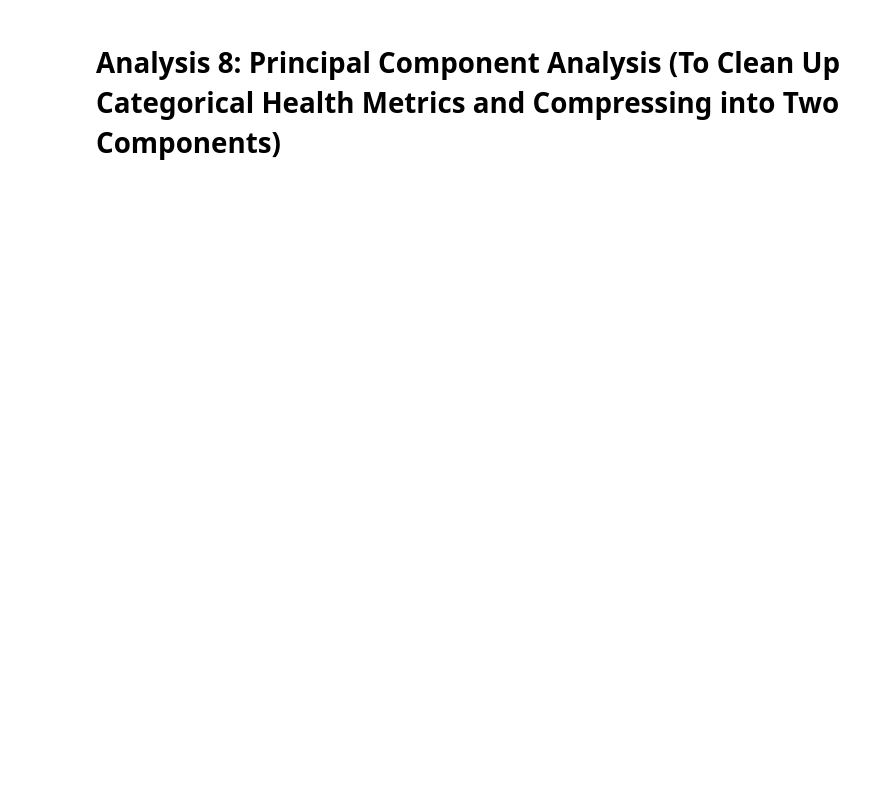
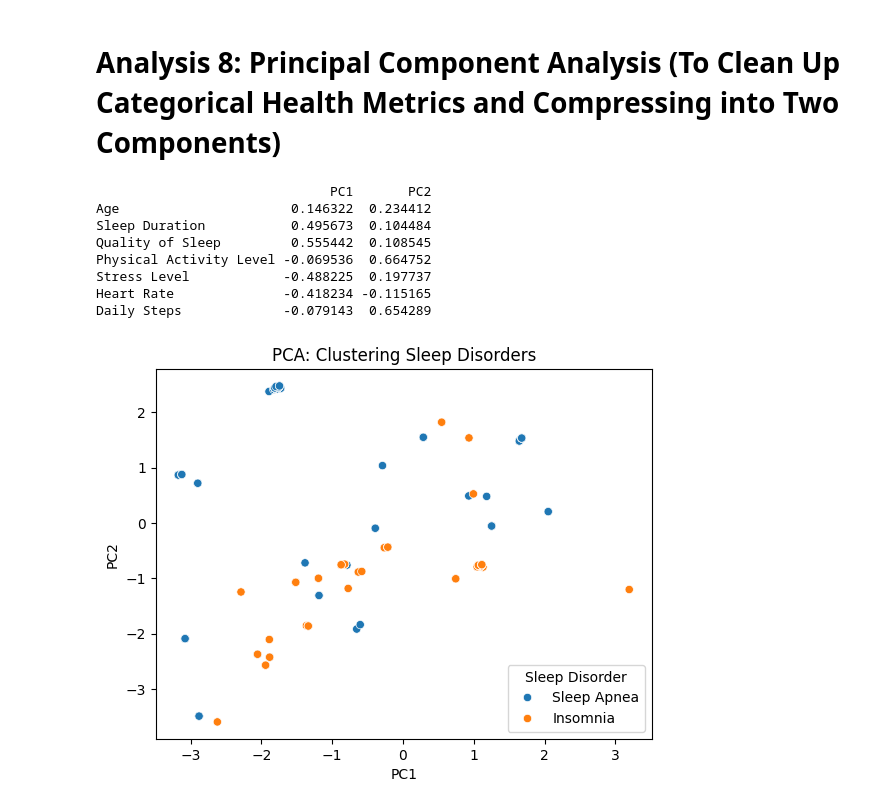
Before and after one commit to Kucheing/FirstOpeningZomato, a Jupyter notebook: ASGZD-1201/ProjectSleepDisorder.ipynb, the cells around one changed output. Saved outputs shown, nothing was run; the diff lists cells and outputs as text; code cells hidden in the pictures; blank space fills up the shorter version.

```diff
--- a/ASGZD-1201/ProjectSleepDisorder.ipynb
+++ b/ASGZD-1201/ProjectSleepDisorder.ipynb
@@ -915,13 +938,27 @@ Your Result: Anything under 30 is perfect, and under 100 is usually fine. At 79,
 # %%
 from sklearn.decomposition import PCA
 from sklearn.preprocessing import StandardScaler
 
 features = ['Age', 'Sleep Duration', 'Quality of Sleep', 'Physical Activity Level', 'Stress Level', 'Heart Rate', 'Daily Steps']
 x_scaled = StandardScaler().fit_transform(df[features])
 
 pca = PCA(n_components=2)
 pct = pca.fit_transform(x_scaled)
 pca_df = pd.DataFrame(data=pct, columns=['PC1', 'PC2'])
 
 sns.scatterplot(x='PC1', y='PC2', data=pca_df, hue=df['Sleep Disorder'])
 plt.title("PCA: Clustering Sleep Disorders")
+
+# Look at the weights of each feature in the components
+loadings = pd.DataFrame(pca.components_.T, columns=['PC1', 'PC2'], index=features)
+print(loadings)
+# %% [output]
+                              PC1       PC2
+Age                      0.146322  0.234412
+Sleep Duration           0.495673  0.104484
+Quality of Sleep         0.555442  0.108545
+Physical Activity Level -0.069536  0.664752
+Stress Level            -0.488225  0.197737
+Heart Rate              -0.418234 -0.115165
+Daily Steps             -0.079143  0.654289
+[figure, added]
```
Also changed, not shown: parts of 13 cells of this notebook.
